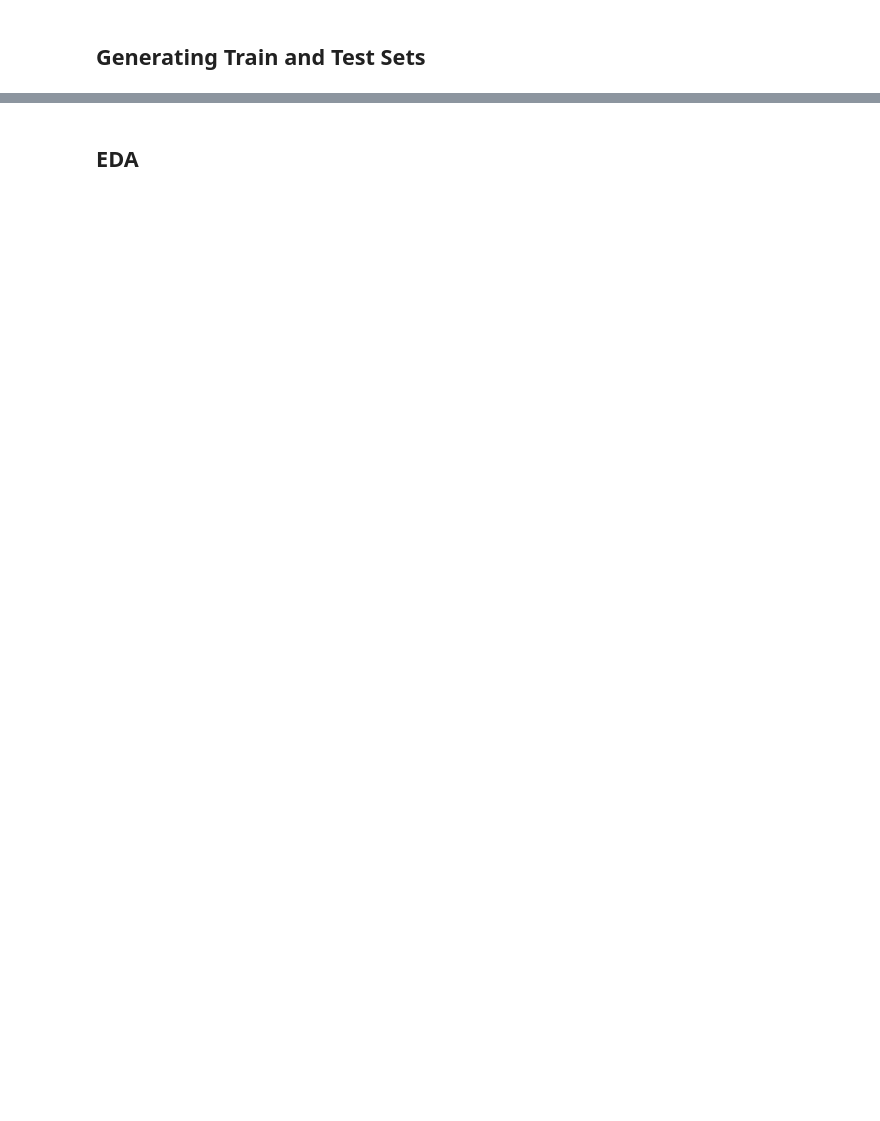
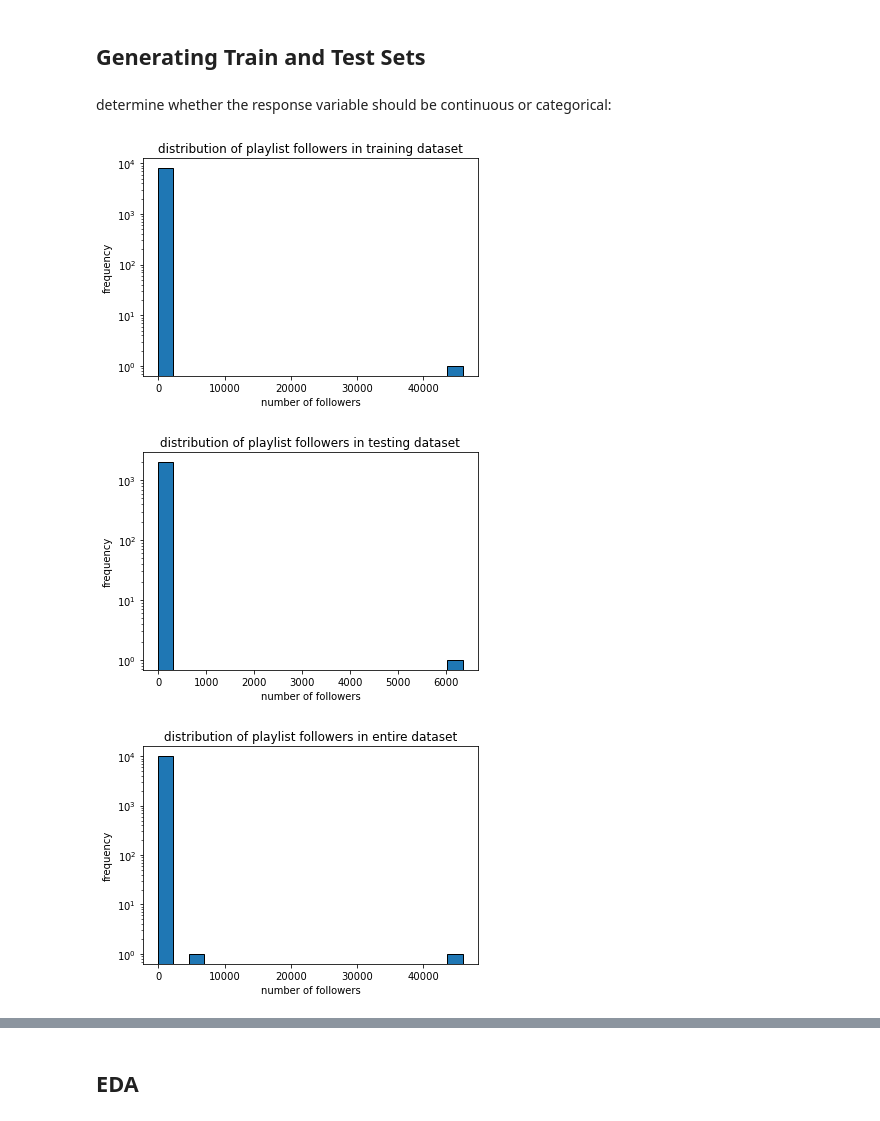
Before and after one commit to danielagarcia319/cs109a-final-project, a Jupyter notebook: Milestone 2.ipynb, the cells around one changed output, grey strips where cells are left out. Drawn from its saved outputs; the diff is of its cells as text; code cells hidden in the pictures; blank space fills up the shorter version.

Commit message:
update Milestone 2 notebook w graphs to check  whether response variable should be continuous/categorical

```diff
--- a/Milestone 2.ipynb
+++ b/Milestone 2.ipynb
@@ -50,8 +50,9 @@ pd.set_option('display.max_columns', 100)
 ## Loading the Data
 # %%
 # get slice names (replace this with your own file path)
-path_stem = "/Users/danielagarcia/OneDrive - Harvard University/Sophomore Year/CS109a/jupyter/cs109a-final-project/Data/data/"
+path_stem = "/Users/ilonademler/Documents/Harvard/Junior_fall/cs_109/final_project/cs109a-final-project/Data/data/"
 file_names = os.listdir(path_stem)
+print(len(file_names))
 assert len(file_names) == 1000
 
 # create empty data frame to store concatenated slices
@@ -59,5 +60,6 @@ playlist_data_raw = pd.DataFrame()
 
 # combine each slice into one data frame
 for file in file_names:
+    print(file)
     data_temp = pd.read_csv(path_stem + file)
     playlist_data_raw = playlist_data_raw.append(data_temp, ignore_index = True)
@@ -151,3 +194,30 @@ X_data = playlist_data[["popular_name", "has_description", "num_artists", "num_a
 y_data = playlist_data["num_followers"].copy()
 
 X_train, X_test, y_train, y_test = train_test_split(X_data, y_data, train_size = 0.8, random_state = 109)
+# %% [markdown]
+determine whether the response variable should be continuous or categorical:
+# %%
+plt.hist(y_train, edgecolor = 'black', bins=20)
+plt.yscale("log")
+plt.title("distribution of playlist followers in training dataset")
+plt.xlabel("number of followers")
+plt.ylabel("frequency")
+plt.show()
+
+plt.hist(y_test, edgecolor = 'black', bins=20)
+plt.yscale("log")
+plt.title("distribution of playlist followers in testing dataset")
+plt.xlabel("number of followers")
+plt.ylabel("frequency")
+plt.show()
+
+plt.hist(y_data, edgecolor = 'black', bins=20)
+plt.yscale("log")
+plt.title("distribution of playlist followers in entire dataset")
+plt.xlabel("number of followers")
+plt.ylabel("frequency")
+plt.show()
+# %% [output]
+[figure, added]
+[figure, added]
+[figure, added]
```
Also changed, not shown: parts of 4 cells of this notebook.
